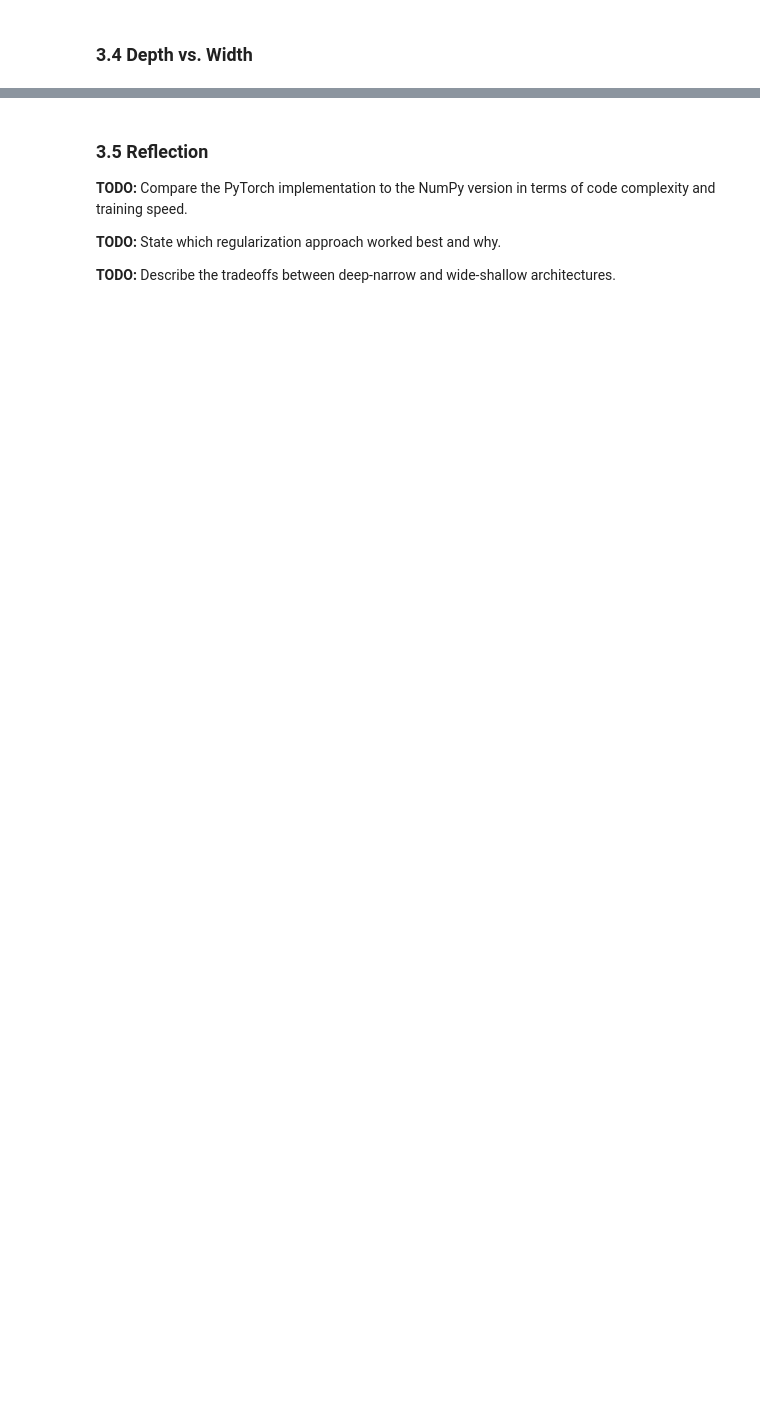
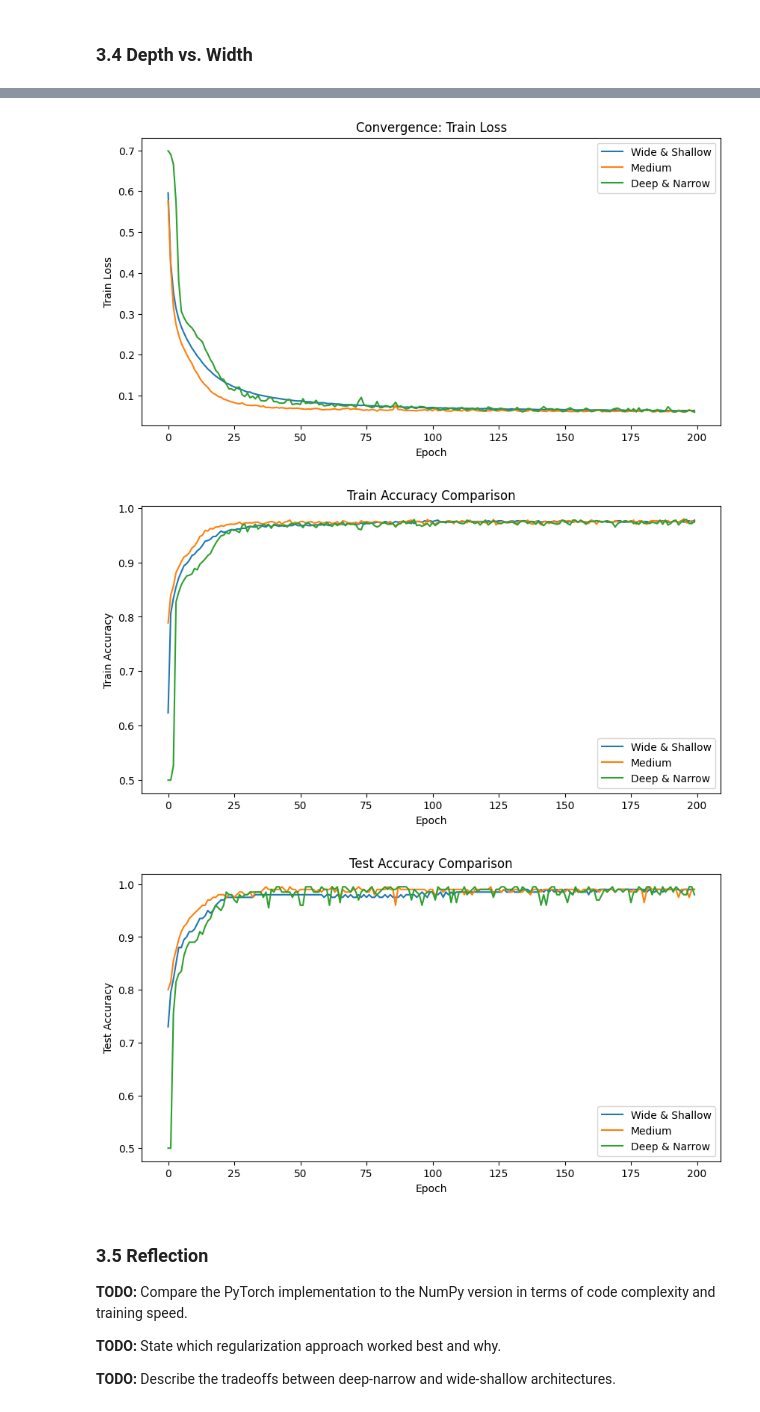
Before and after one commit to opometun/evolution-of-ml-models, a Jupyter notebook: excercise02-mlp/exercise02-mlp.ipynb, the cells around one changed output, grey strips where cells are left out. Saved outputs shown, nothing was run; the diff lists cells and outputs as text; code cells hidden in the pictures; blank space fills up the shorter version.

```diff
--- a/excercise02-mlp/exercise02-mlp.ipynb
+++ b/excercise02-mlp/exercise02-mlp.ipynb
@@ -411,11 +510,70 @@ def train_model(model, train_loader, X_test_t, y_test_t, lr=0.001, weight_decay=
 # %% [markdown]
 ### 3.4 Depth vs. Width
 # %%
-# TODO: Compare architectures with roughly similar parameter counts:
-# - Wide & Shallow: [256]
-# - Medium: [64, 64]
-# - Deep & Narrow: [16, 16, 16, 16, 16]
+# Compare architectures with roughly similar parameter counts
+arch_configs = {
+    "Wide & Shallow": [256],
+    "Medium": [64, 64],
+    "Deep & Narrow": [16, 16, 16, 16, 16],
+}
 
-# TODO: Train each architecture
-# TODO: Compare convergence, train accuracy, and test accuracy
-# TODO: Visualize the comparison
+arch_results = {}
+
+for name, hidden_dims in arch_configs.items():
+    model = TorchMLP(
+        hidden_dims=hidden_dims,
+        dropout=0.0
+    ).to(device)
+
+    arch_results[name] = train_model(
+        model,
+        train_loader,
+        X_test_t,
+        y_test_t,
+        lr=0.001,
+        weight_decay=0.0,
+        epochs=200
+    )
+
+# Print final metrics
+for name, metrics in arch_results.items():
+    print(
+        name,
+        "final train acc:", metrics["train_accs"][-1],
+        "final test acc:", metrics["test_accs"][-1],
+        "final test loss:", metrics["test_losses"][-1],
+    )
+
+# Plot train loss = convergence
+plt.figure(figsize=(10, 5))
+for name, metrics in arch_results.items():
+    plt.plot(metrics["train_losses"], label=name)
+
+plt.xlabel("Epoch")
+plt.ylabel("Train Loss")
+plt.title("Convergence: Train Loss")
+plt.legend()
+plt.show()
+
+# Plot train accuracy
+plt.figure(figsize=(10, 5))
+for name, metrics in arch_results.items():
+    plt.plot(metrics["train_accs"], label=name)
+
+plt.xlabel("Epoch")
+plt.ylabel("Train Accuracy")
+plt.title("Train Accuracy Comparison")
+plt.legend()
+plt.show()
+
+# Plot test accuracy
+plt.figure(figsize=(10, 5))
+for name, metrics in arch_results.items():
+    plt.plot(metrics["test_accs"], label=name)
+
+plt.xlabel("Epoch")
+plt.ylabel("Test Accuracy")
+plt.title("Test Accuracy Comparison")
+plt.legend()
+plt.show()
+# %% [output]
@@ -422,3 +583,6 @@ def train_model(model, train_loader, X_test_t, y_test_t, lr=0.001, weight_decay=
+[figure, added]
+[figure, added]
+[figure, added]
 # %% [markdown]
 ### 3.5 Reflection
 
```
Also changed, not shown: parts of 5 cells of this notebook.
